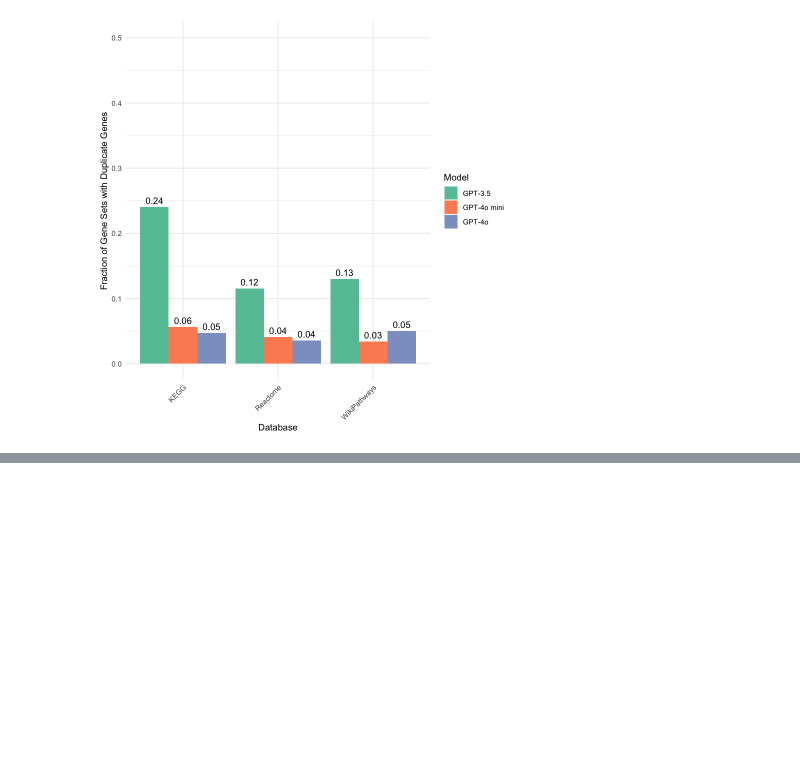
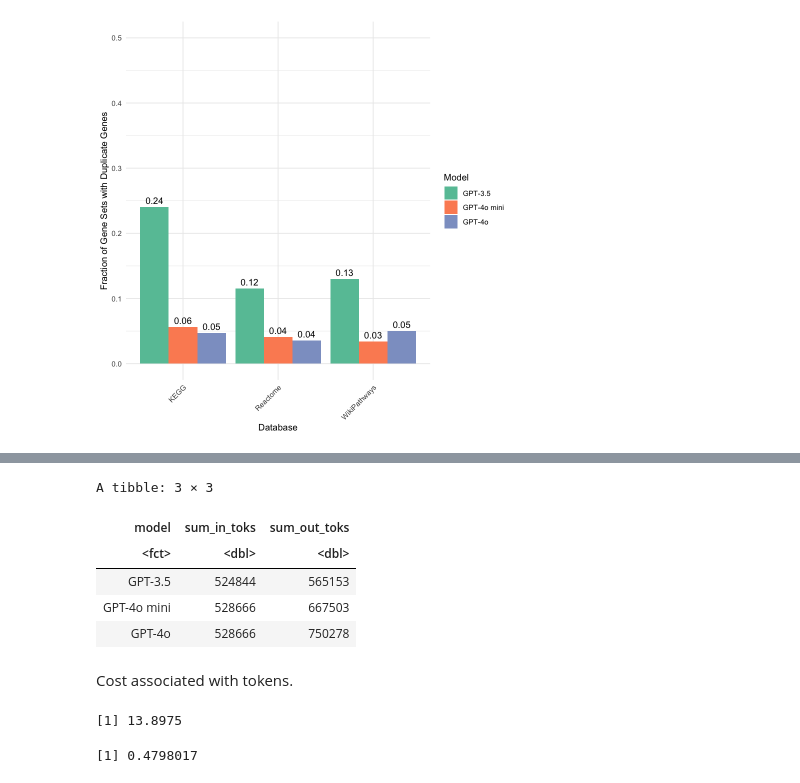
Before and after one commit to Alector-BIO/llm2geneset, a Jupyter notebook: notebooks/fig1.ipynb, the cells around one changed output, grey strips where cells are left out. Saved outputs shown, nothing was run; the diff lists cells and outputs as text; code cells hidden in the pictures; blank space fills up the shorter version.

```diff
--- a/notebooks/fig1.ipynb
+++ b/notebooks/fig1.ipynb
@@ -610,0 +694,28 @@ ggsave(p, file="figures/figS1E.pdf", width=6.75,heigh=4.75)
+# %%
+# Compute the sum of 'in_toks' and 'out_toks' for each 'model'
+df_sum <- df %>%
+  group_by(model) %>%
+  summarize(
+    sum_in_toks = sum(in_toks, na.rm = TRUE),   # Sum of 'in_toks'
+    sum_out_toks = sum(out_toks, na.rm = TRUE)  # Sum of 'out_toks'
+  )
+
+# View the result
+df_sum
+# %% [output]
+A tibble: 3 × 3
+| model | sum_in_toks | sum_out_toks |
+| <fct> | <dbl> | <dbl> |
+| GPT-3.5 | 524844 | 565153 |
+| GPT-4o mini | 528666 | 667503 |
+| GPT-4o | 528666 | 750278 |
+# %% [markdown]
+Cost associated with tokens.
+# %%
+528666/1e6 * 5 + 750278 / 1e6 * 15
+# %% [output]
+[1] 13.8975
+# %%
+528666/1e6 * 0.150 + 667503 / 1e6 * 0.6
+# %% [output]
+[1] 0.4798017
```
Also changed, not shown: parts of 10 cells of this notebook, 1 other file.
